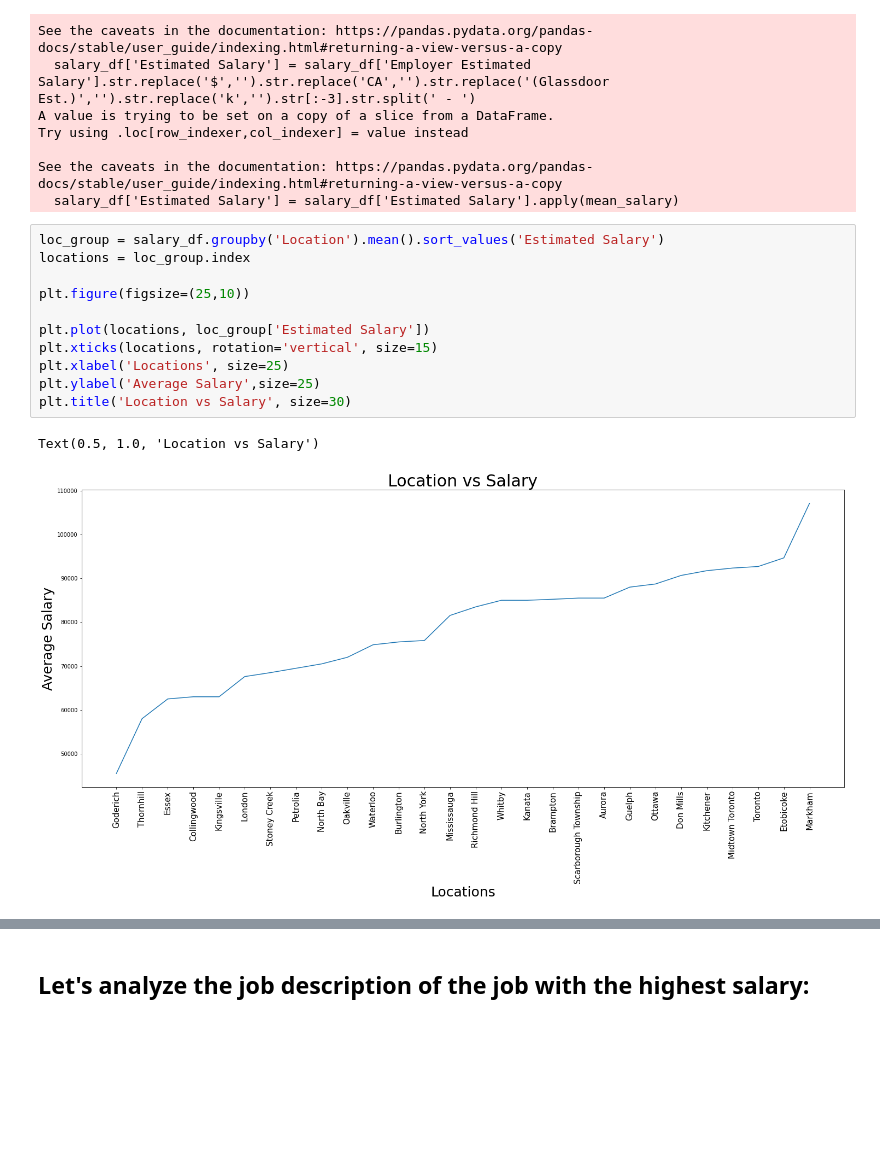
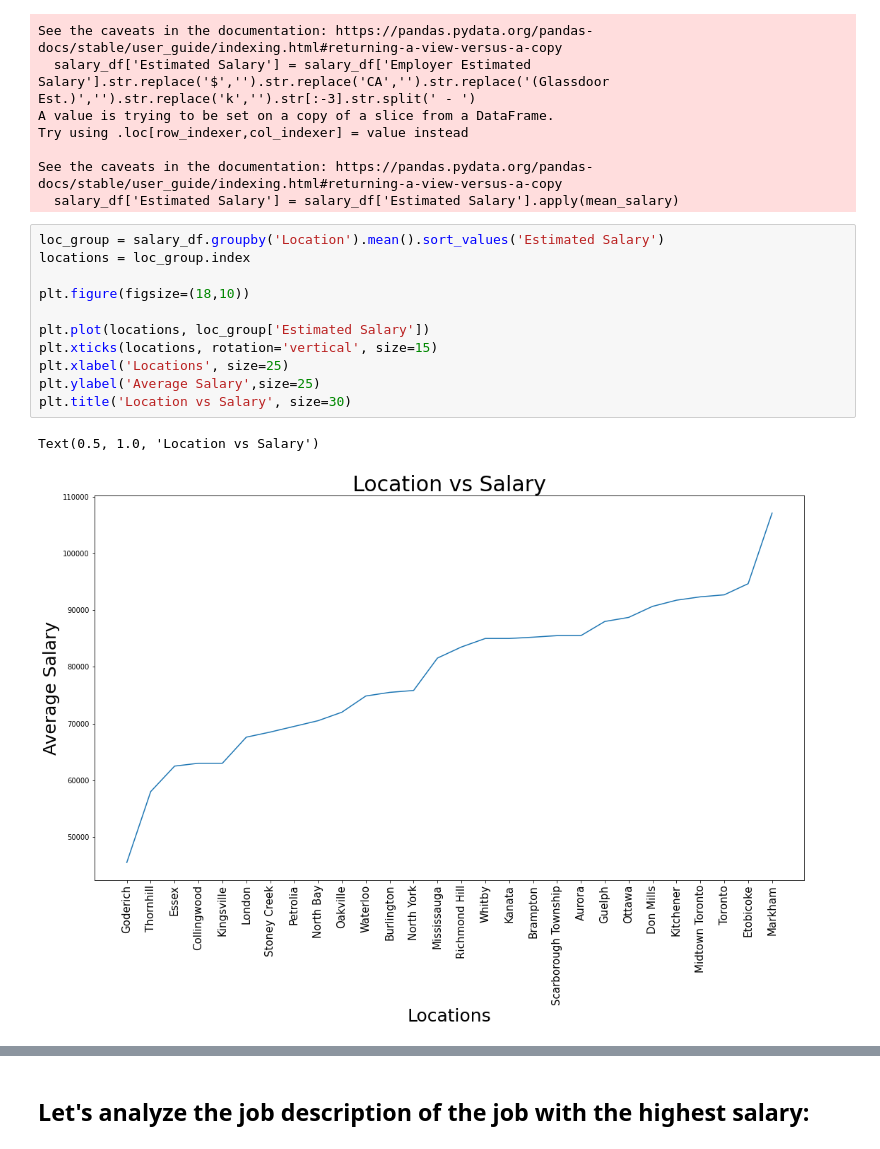
Before and after one commit to rlllam/Glassfloor, a Jupyter notebook: Glassdoor analysis/glassdoor analysis.ipynb, the cells around one changed output, grey strips where cells are left out. Saved outputs shown, nothing was run; the diff lists cells and outputs as text; blank space fills up the shorter version.

```diff
--- a/Glassdoor analysis/glassdoor analysis.ipynb
+++ b/Glassdoor analysis/glassdoor analysis.ipynb
@@ -178,17 +159,17 @@ See the caveats in the documentation: https://pandas.pydata.org/pandas-docs/stab
 # %%
 loc_group = salary_df.groupby('Location').mean().sort_values('Estimated Salary')
 locations = loc_group.index
 
-plt.figure(figsize=(25,10))
+plt.figure(figsize=(18,10))
 
 plt.plot(locations, loc_group['Estimated Salary'])
 plt.xticks(locations, rotation='vertical', size=15)
 plt.xlabel('Locations', size=25)
 plt.ylabel('Average Salary',size=25)
 plt.title('Location vs Salary', size=30)
 # %% [output]
 Text(0.5, 1.0, 'Location vs Salary')
-[figure, old version]
+[figure, new version]
 # %%
 loc_group = salary_df.groupby('Location').mean().sort_values('Estimated Salary')
 locations = loc_group.index
```
Also changed, not shown: parts of 21 cells of this notebook.
